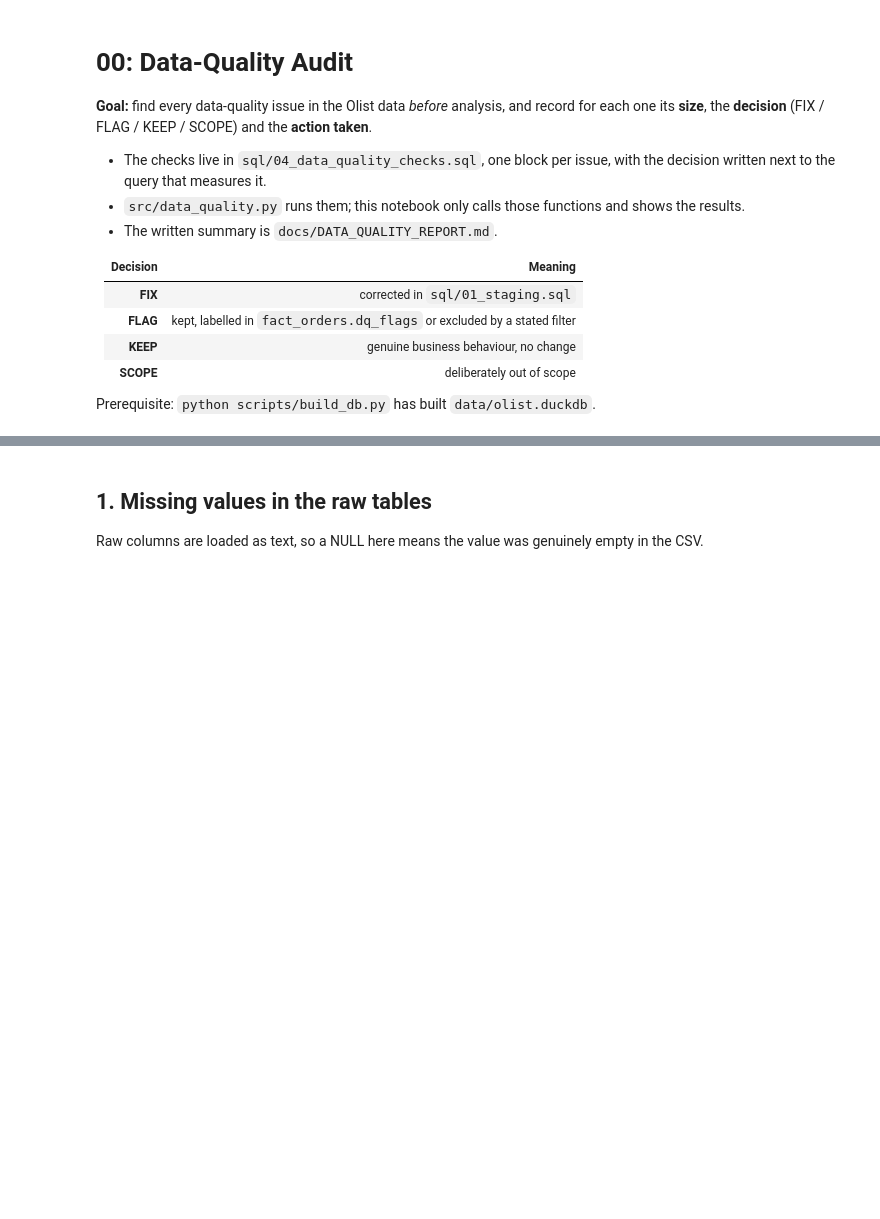
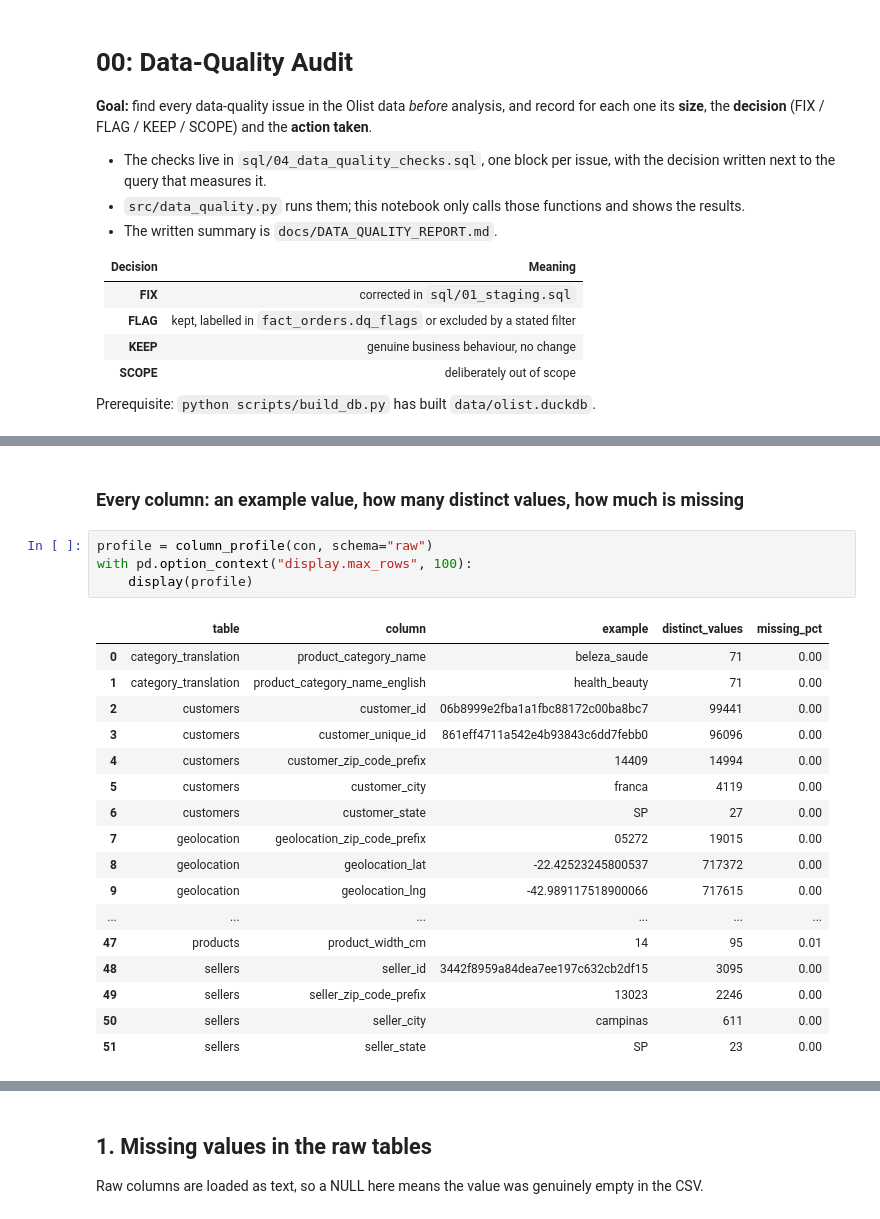
Before and after one commit to MasoodManzoorAhmed/ecommerce-customer-experience-analytics-with-GenAI, a Jupyter notebook: notebooks/00_data_quality_audit.ipynb, the cells around one changed output, grey strips where cells are left out. Drawn from its saved outputs; the diff is of its cells as text; blank space fills up the shorter version.

Commit message:
Add dataset overview (9 tables, 52 columns) to the audit notebook
Co-Authored-By: Claude Opus 5.5 <noreply@anthropic.com>

```diff
--- a/notebooks/00_data_quality_audit.ipynb
+++ b/notebooks/00_data_quality_audit.ipynb
@@ -52,0 +78,24 @@ FIG_DIR.mkdir(parents=True, exist_ok=True)
+# %% [markdown]
+### Every column: an example value, how many distinct values, how much is missing
+# %%
+profile = column_profile(con, schema="raw")
+with pd.option_context("display.max_rows", 100):
+    display(profile)
+# %% [output]
+|  | table | column | example | distinct_values | missing_pct |
+| 0 | category_translation | product_category_name | beleza_saude | 71 | 0.00 |
+| 1 | category_translation | product_category_name_english | health_beauty | 71 | 0.00 |
+| 2 | customers | customer_id | 06b8999e2fba1a1fbc88172c00ba8bc7 | 99441 | 0.00 |
+| 3 | customers | customer_unique_id | 861eff4711a542e4b93843c6dd7febb0 | 96096 | 0.00 |
+| 4 | customers | customer_zip_code_prefix | 14409 | 14994 | 0.00 |
+| 5 | customers | customer_city | franca | 4119 | 0.00 |
+| 6 | customers | customer_state | SP | 27 | 0.00 |
+| 7 | geolocation | geolocation_zip_code_prefix | 05272 | 19015 | 0.00 |
+| 8 | geolocation | geolocation_lat | -22.42523245800537 | 717372 | 0.00 |
+| 9 | geolocation | geolocation_lng | -42.989117518900066 | 717615 | 0.00 |
+| ... | ... | ... | ... | ... | ... |
+| 47 | products | product_width_cm | 14 | 95 | 0.01 |
+| 48 | sellers | seller_id | 3442f8959a84dea7ee197c632cb2df15 | 3095 | 0.00 |
+| 49 | sellers | seller_zip_code_prefix | 13023 | 2246 | 0.00 |
+| 50 | sellers | seller_city | campinas | 611 | 0.00 |
+| 51 | sellers | seller_state | SP | 23 | 0.00 |
```
Also changed, not shown: parts of 6 cells of this notebook, 3 other files.
